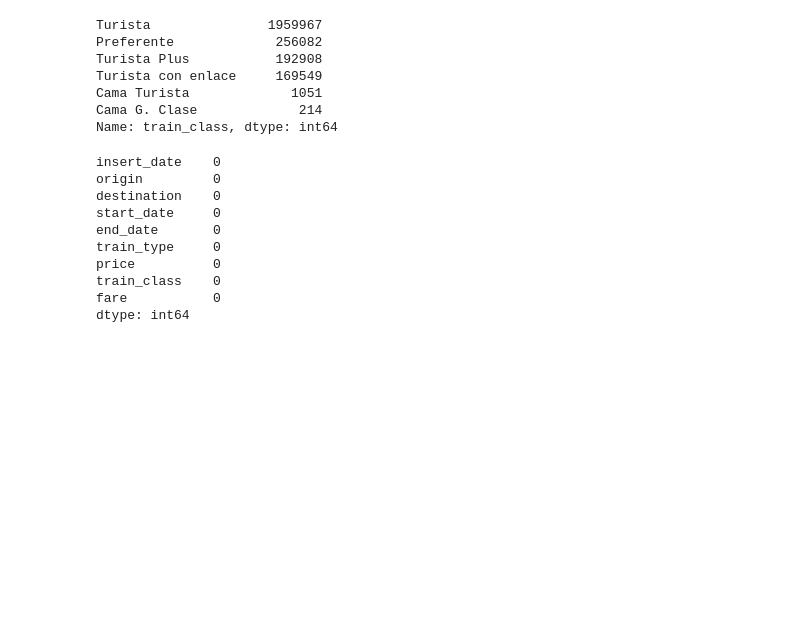
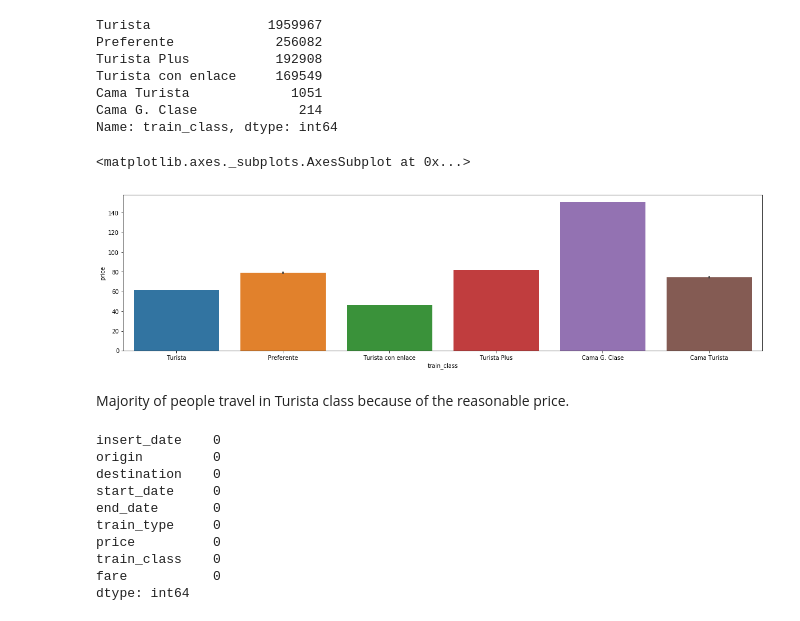
Before and after one commit to agarwalpratikkumar/Spanish-High-Speed-Rail-tickets-pricing---Renfe, a Jupyter notebook: Spanish_rail_price.ipynb, the cells around one changed output. Saved outputs shown, nothing was run; the diff lists cells and outputs as text; code cells hidden in the pictures; blank space fills up the shorter version.

```diff
--- a/Spanish_rail_price.ipynb
+++ b/Spanish_rail_price.ipynb
@@ -136,6 +145,14 @@ Name: train_class, dtype: int64
 # %%
 #Fill the missing values in price column based on 'fare' column
 data.loc[data.price.isnull(), 'price'] = data.groupby(['fare']).price.transform('mean')
+# %%
+fig, ax = plt.subplots(figsize=[20,5])
+sns.barplot(x="train_class", y="price", data=data, ax = ax)
+# %% [output]
+<matplotlib.axes._subplots.AxesSubplot at 0x...>
+[figure, added]
+# %% [markdown]
+Majority of people travel in Turista class because of the reasonable price.
 # %%
 #Check for the missing values again.
 data.isnull().sum()
```
Also changed, not shown: parts of 10 cells of this notebook.
